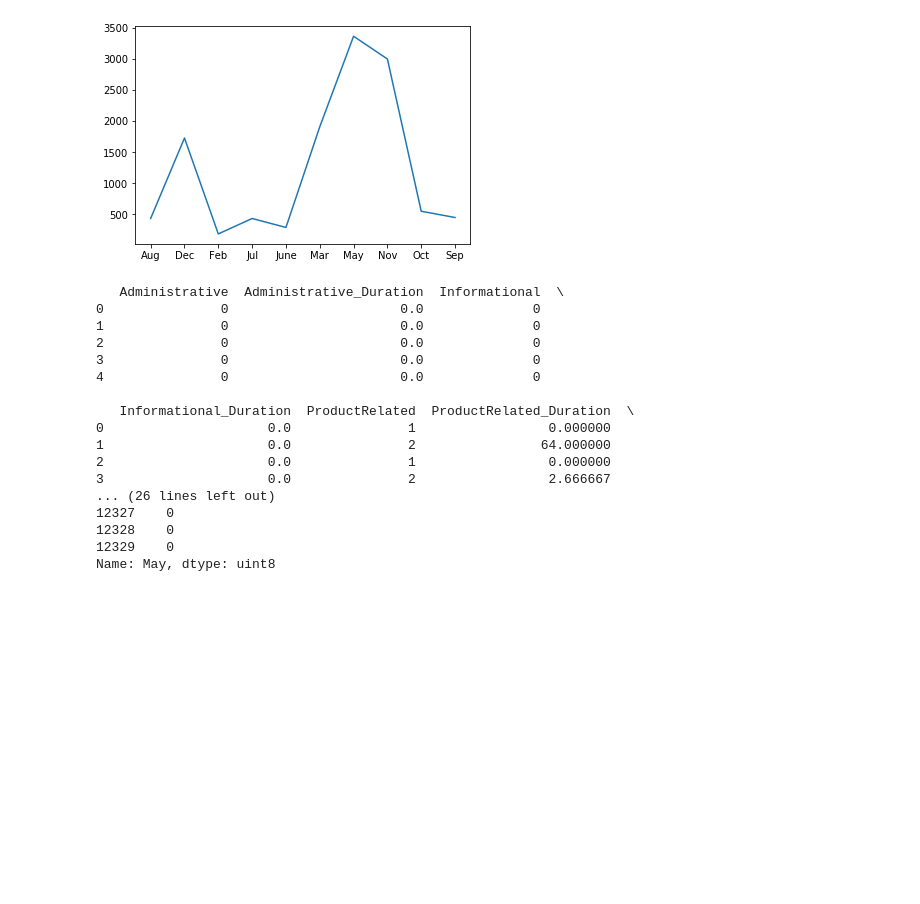
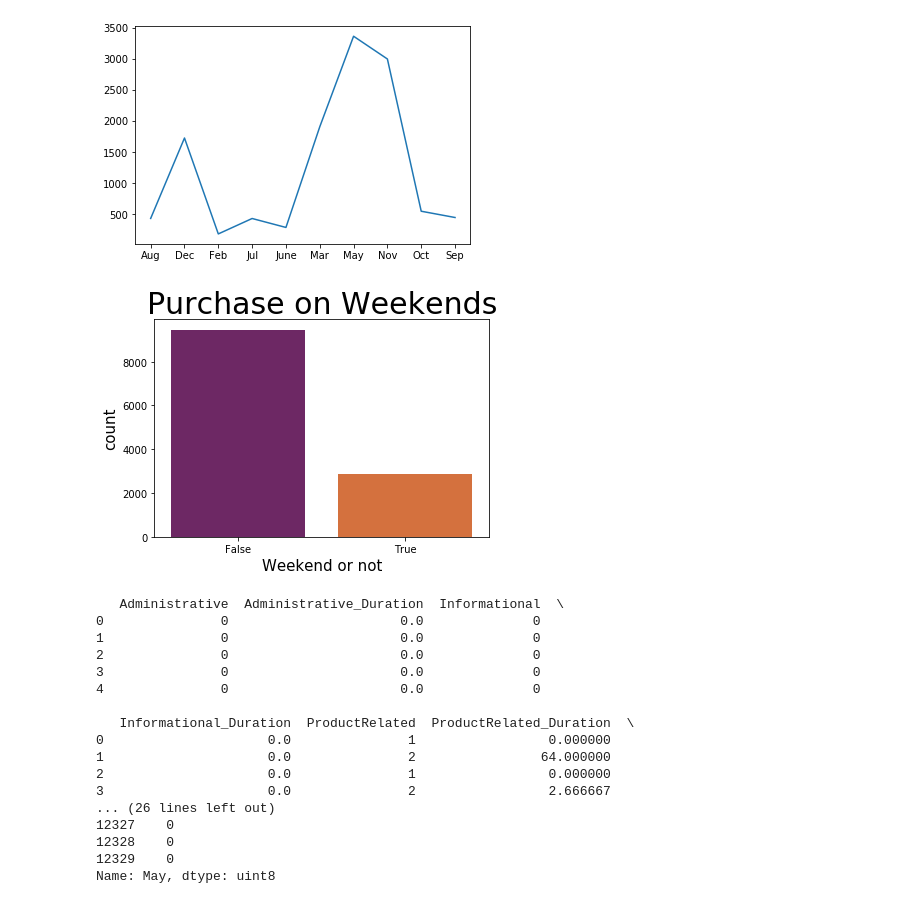
Before and after one commit to andoyeon/osi, a Jupyter notebook: data.ipynb, the cells around one changed output. Saved outputs shown, nothing was run; the diff lists cells and outputs as text; code cells hidden in the pictures; blank space fills up the shorter version.

```diff
--- a/data.ipynb
+++ b/data.ipynb
@@ -86,6 +90,15 @@ plt.show
 # %% [output]
 <function matplotlib.pyplot.show(*args, **kw)>
 [figure]
+# %%
+# Weekends
+sns.countplot(dataset['Weekend'], palette='inferno')
+plt.title('Purchase on Weekends', fontsize=30)
+plt.xlabel('Weekend or not', fontsize=15)
+plt.ylabel('count', fontsize=15)
+plt.show()
+# %% [output]
+[figure, added]
 # %%
 # 2. 데이터 전처리
 # Handling catagorical data
```
Also changed, not shown: parts of 4 cells of this notebook.
